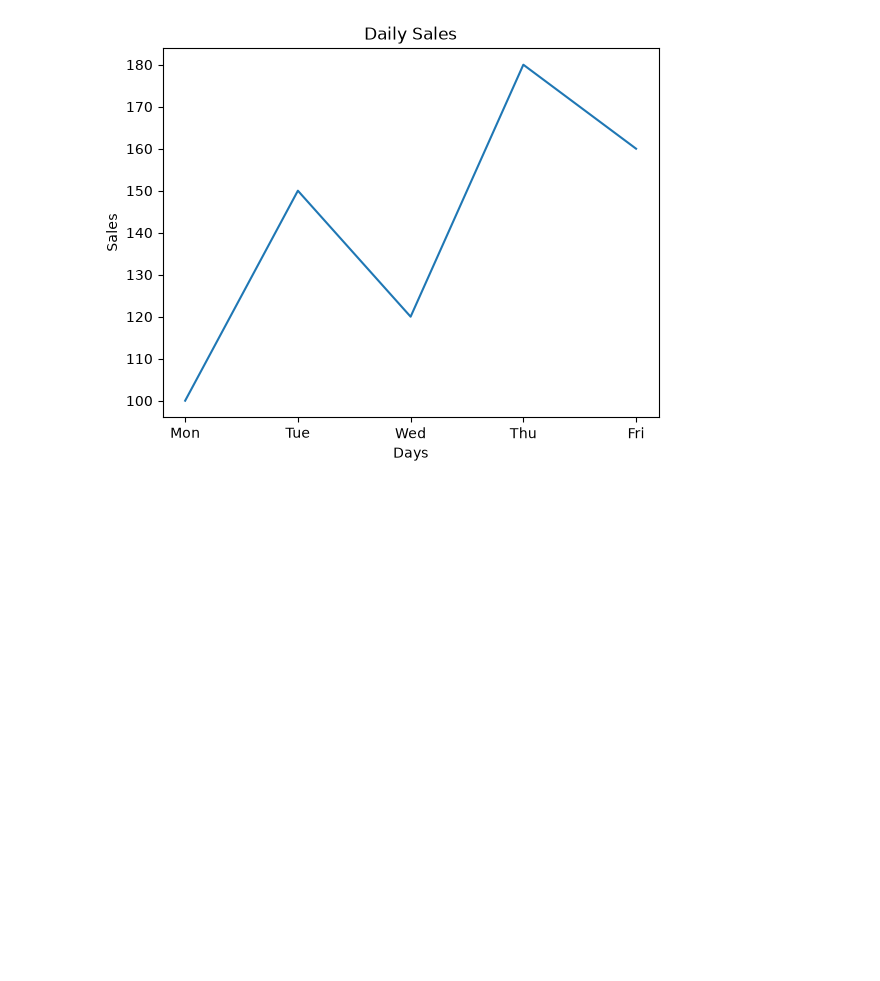
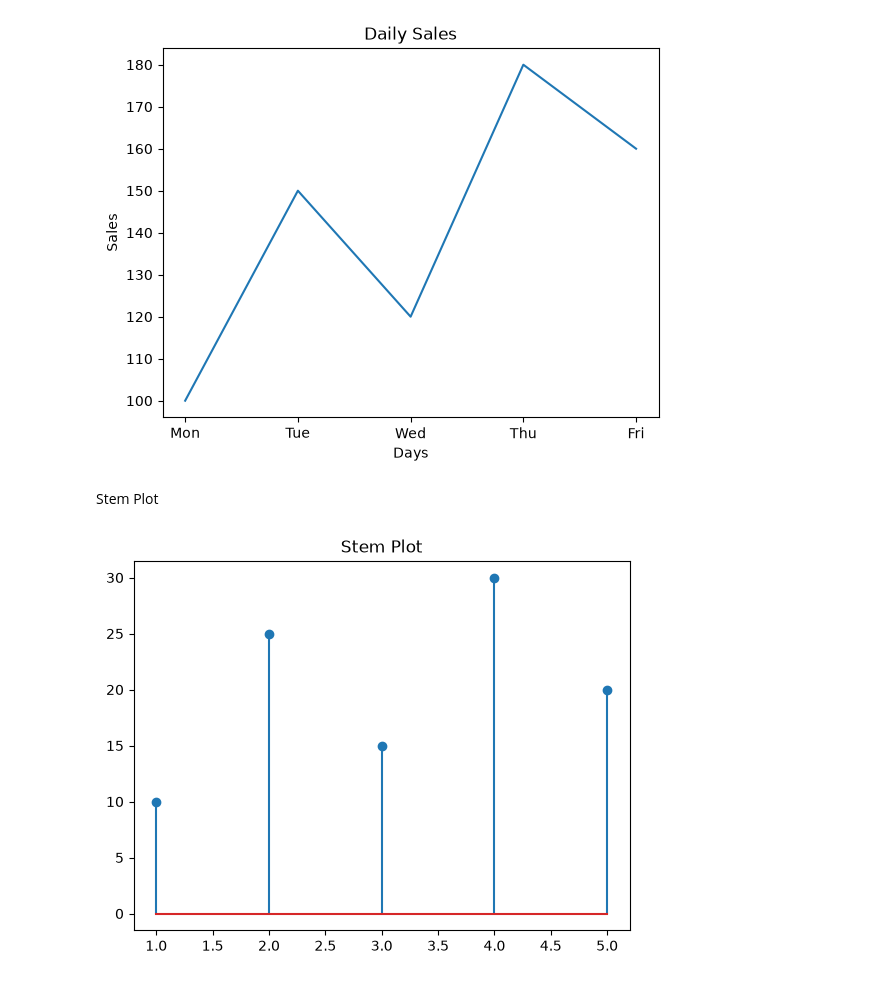
Before and after one commit to ayshamehek/Python-Data-Science-Libraries, a Jupyter notebook: matplotlib/intoduction.ipynb, the cells around one changed output. Drawn from its saved outputs; the diff is of its cells as text; code cells hidden in the pictures; blank space fills up the shorter version.

Commit message:
seaborn,matplotlib

```diff
--- a/matplotlib/intoduction.ipynb
+++ b/matplotlib/intoduction.ipynb
@@ -72,3 +72,18 @@ plt.ylabel("Sales")
 plt.show()
 # %% [output]
 [figure]
+# %% [markdown]
+Stem Plot
+# %%
+import matplotlib.pyplot as plt
+
+x = [1, 2, 3, 4, 5]
+y = [10, 25, 15, 30, 20]
+
+plt.stem(x, y)
+
+plt.title("Stem Plot")
+
+plt.show()
+# %% [output]
+[figure, added]
```
Also changed, not shown: parts of 10 cells of this notebook, 1 other file.
